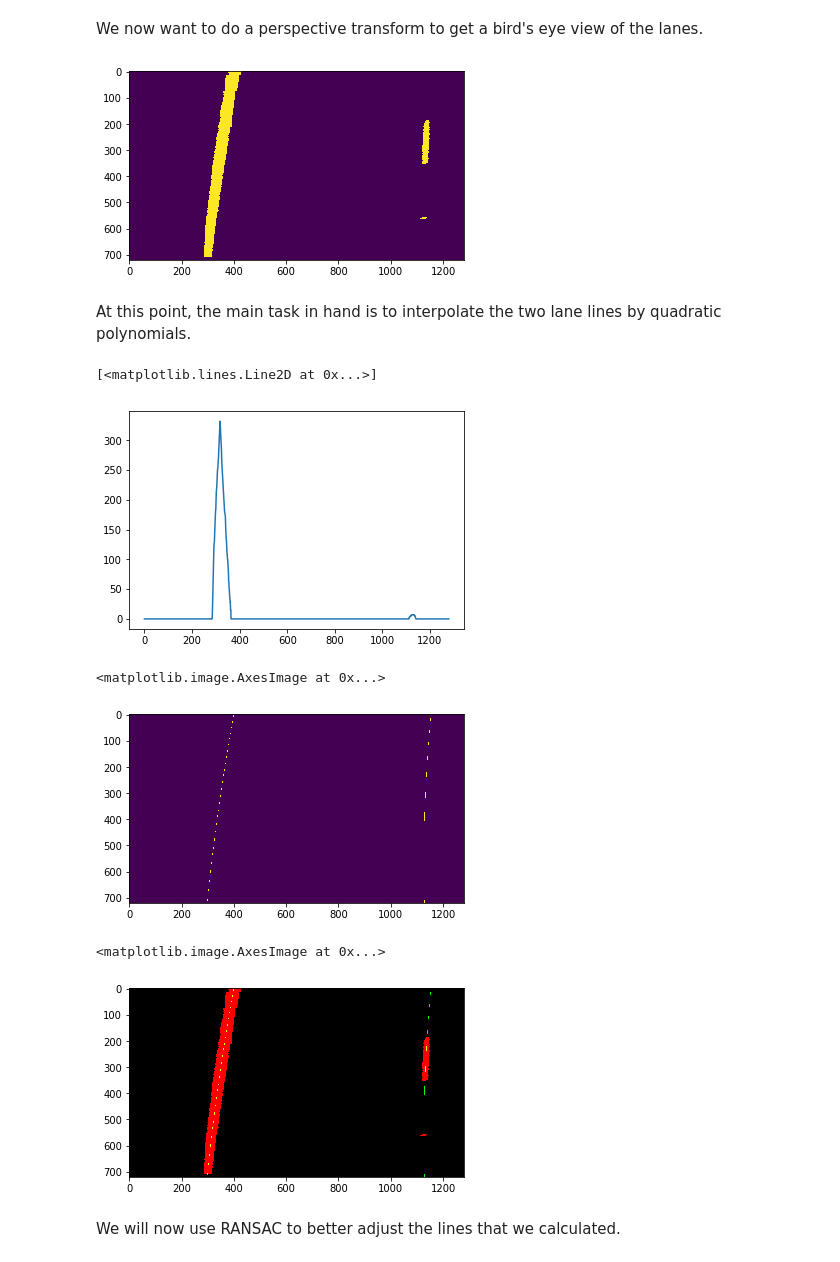
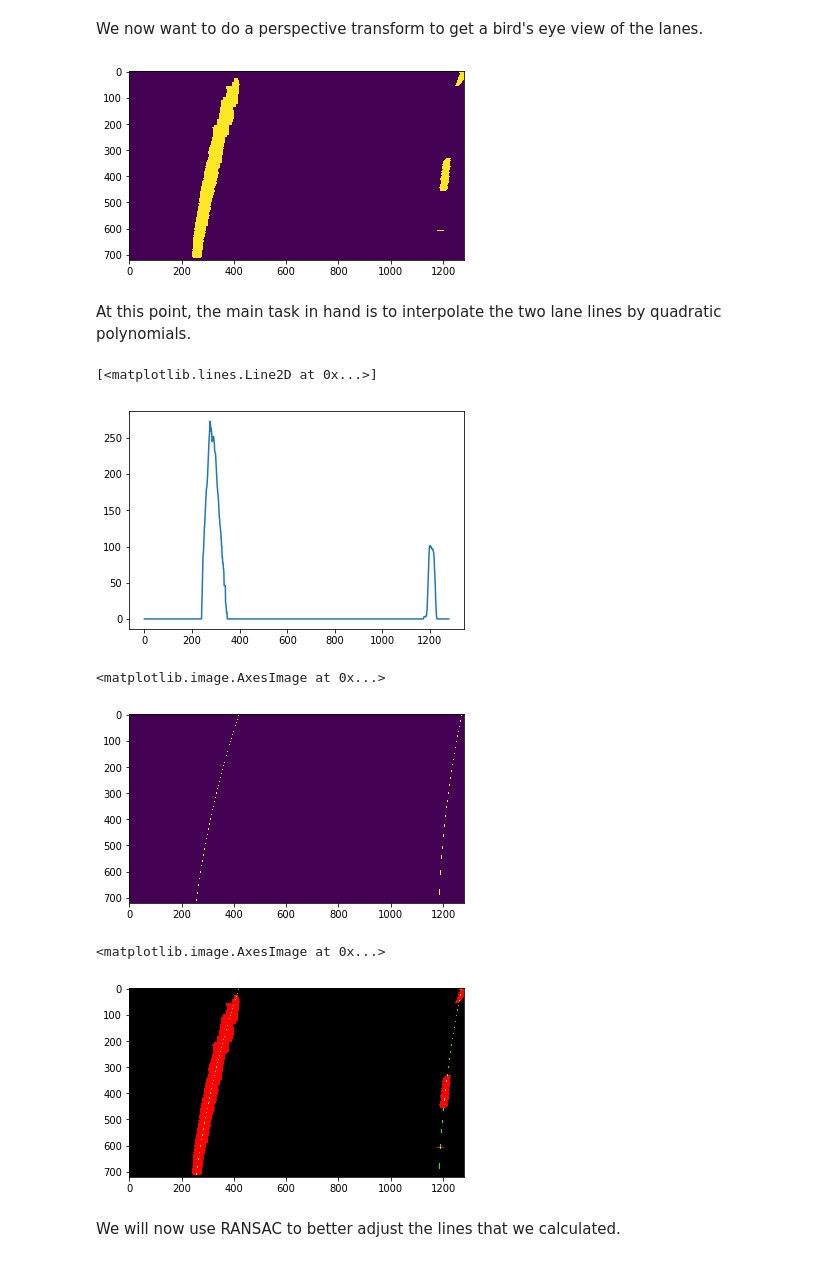
Before and after one commit to joaospinto/CarND-Advanced-Lane-Lines, a Jupyter notebook: Advanced Lane Lines (JSP).ipynb, the cells around one changed output. Drawn from its saved outputs; the diff is of its cells as text; code cells hidden in the pictures.

```diff
--- a/Advanced Lane Lines (JSP).ipynb
+++ b/Advanced Lane Lines (JSP).ipynb
@@ -351,25 +351,25 @@ plt.imsave("report_imgs/extracted_markings.jpg", extracted_markings)
 We now want to do a perspective transform to get a bird's eye view of the lanes.
 # %%
 dy, dx = undistorted_img.shape[:2]
-src = np.float32([ [0.05*dx, dy], [0.95*dx, dy], [0.60*dx, 0.67*dy], [0.40*dx, 0.67*dy] ])
-dst = np.float32([ [0.10*dx, dy], [0.90*dx, dy], [0.90*dx, 0], [0.10*dx, 0] ])
+src = np.float32([ [0.15*dx, dy], [0.85*dx, dy], [0.55*dx, 0.65*dy], [0.45*dx, 0.65*dy] ])
+dst = np.float32([ [0.15*dx, dy], [0.85*dx, dy], [0.80*dx, 0], [0.20*dx, 0] ])
 M = cv2.getPerspectiveTransform(src, dst)
 M_inv = np.linalg.inv(M)
 
 def GetBirdsEye(to_transform):
     return cv2.warpPerspective(to_transform, M, (dx, dy))
 
 def RevertBirdsEye(to_transform):
     return cv2.warpPerspective(to_transform, M_inv, (dx, dy))
 
 to_transform = ExtractLaneLines(undistorted_img)
 birds_eye = GetBirdsEye(to_transform)
 plt.imshow(birds_eye)
 mask = np.zeros_like(undistorted_img)
 cv2.fillPoly(mask, RoI_trapezoid, (255,255,255))
 plt.imsave("report_imgs/birds_eye.jpg", birds_eye)
 # %% [output]
-[figure, old version]
+[figure, new version]
 # %% [markdown]
 At this point, the main task in hand is to interpolate the two lane lines by quadratic polynomials.
 # %%
@@ -377,7 +377,7 @@ histogram = np.sum(birds_eye[birds_eye.shape[0]//2:,:], axis=0)
 plt.plot(histogram)
 # %% [output]
 [<matplotlib.lines.Line2D at 0x...>]
-[figure, old version]
+[figure, new version]
 # %%
 def PlotQuadLines(height, width, p_left, p_right):
     Y_linspace = np.linspace(0, height-1, height, dtype=np.int32)
@@ -408,13 +408,13 @@ out = InterpolateLines(birds_eye)
 plt.imshow(out)
 # %% [output]
 <matplotlib.image.AxesImage at 0x...>
-[figure, old version]
+[figure, new version]
 # %%
 overlay = np.dstack([255*birds_eye, out, np.zeros_like(birds_eye)])
 plt.imshow(overlay)
 # %% [output]
 <matplotlib.image.AxesImage at 0x...>
-[figure, old version]
+[figure, new version]
 # %% [markdown]
 We will now use RANSAC to better adjust the lines that we calculated.
 # %%
```
Also changed, not shown: parts of 10 cells of this notebook, 13 other files.
